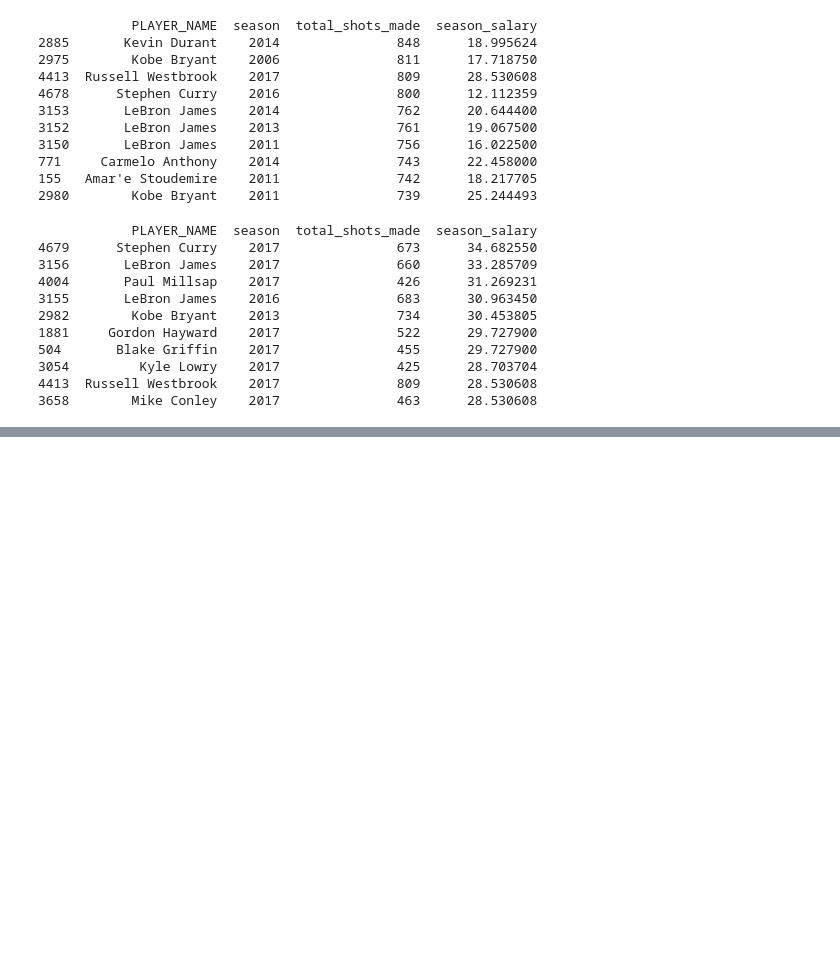
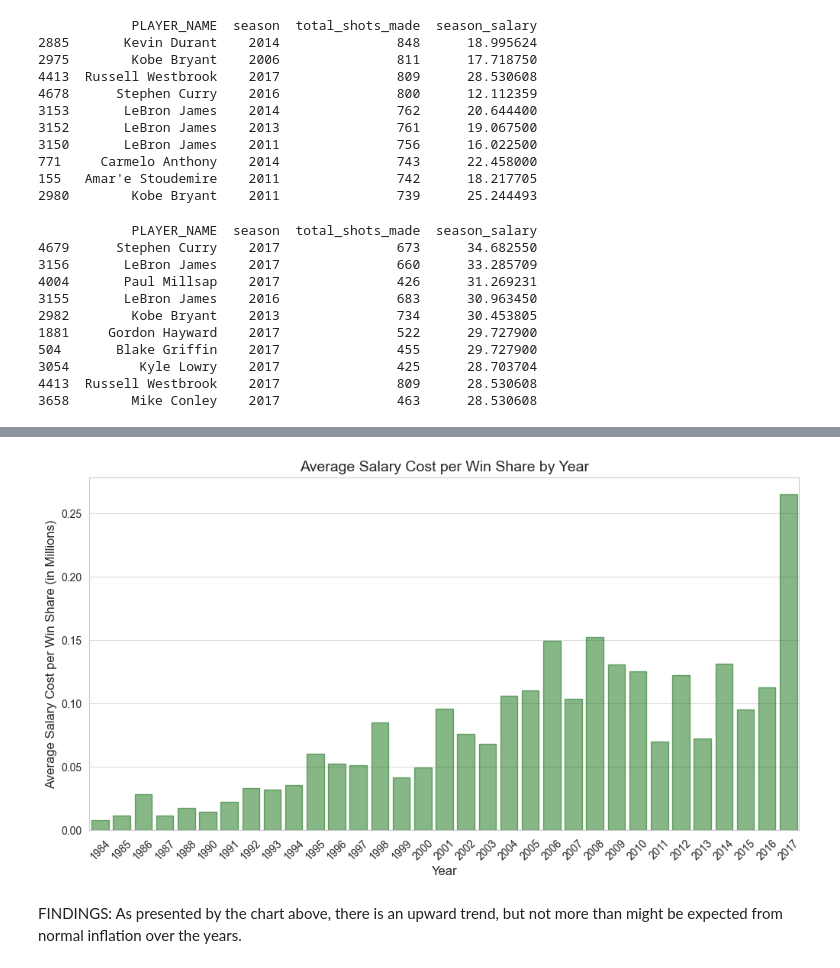
Before and after one commit to janmcconnellCityU/Fall_2024_DS522_Team_Project, a Jupyter notebook: AggregatedCodeDraft.ipynb, the cells around one changed output, grey strips where cells are left out. Saved outputs shown, nothing was run; the diff lists cells and outputs as text; code cells hidden in the pictures; blank space fills up the shorter version.

```diff
--- a/AggregatedCodeDraft.ipynb
+++ b/AggregatedCodeDraft.ipynb
@@ -307,0 +406,22 @@ print(top_10_salaries[['PLAYER_NAME', 'season', 'total_shots_made', 'season_sala
+# %%
+# Group data by year and calculate total salary and total win shares.
+yearly_data = latest_season_df.groupby('season').agg(total_salary=('salary', 'sum'), total_win_shares=('career_WS', 'sum')).reset_index()
+
+# Calculate average salary per win share.
+yearly_data['avg_salary_per_ws'] = yearly_data['total_salary'] / yearly_data['total_win_shares']
+
+# Plot the bar chart using Seaborn
+plt.figure(figsize=(12, 6))
+sns.barplot(data=yearly_data, x='season', y='avg_salary_per_ws', color='green', alpha=0.5, edgecolor='darkgreen')
+
+# Add title and labels to chart.
+plt.title('Average Salary Cost per Win Share by Year', fontsize=14)
+plt.xlabel('Year', fontsize=12)
+plt.ylabel('Average Salary Cost per Win Share (in Millions)', fontsize=12)
+plt.xticks(rotation=45)
+plt.grid(axis='y', linestyle='-', alpha=0.7)
+plt.show()
+# %% [output]
+[figure, added]
+# %% [markdown]
+FINDINGS: As presented by the chart above, there is an upward trend, but not more than might be expected from normal inflation over the years.
```
Also changed, not shown: parts of 12 cells of this notebook.
